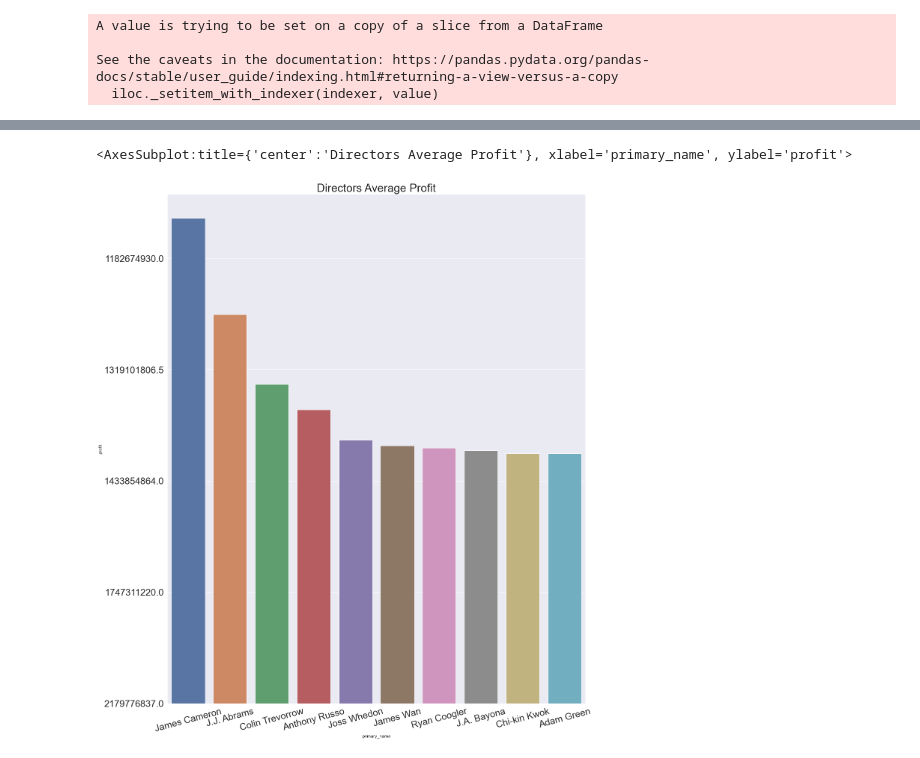
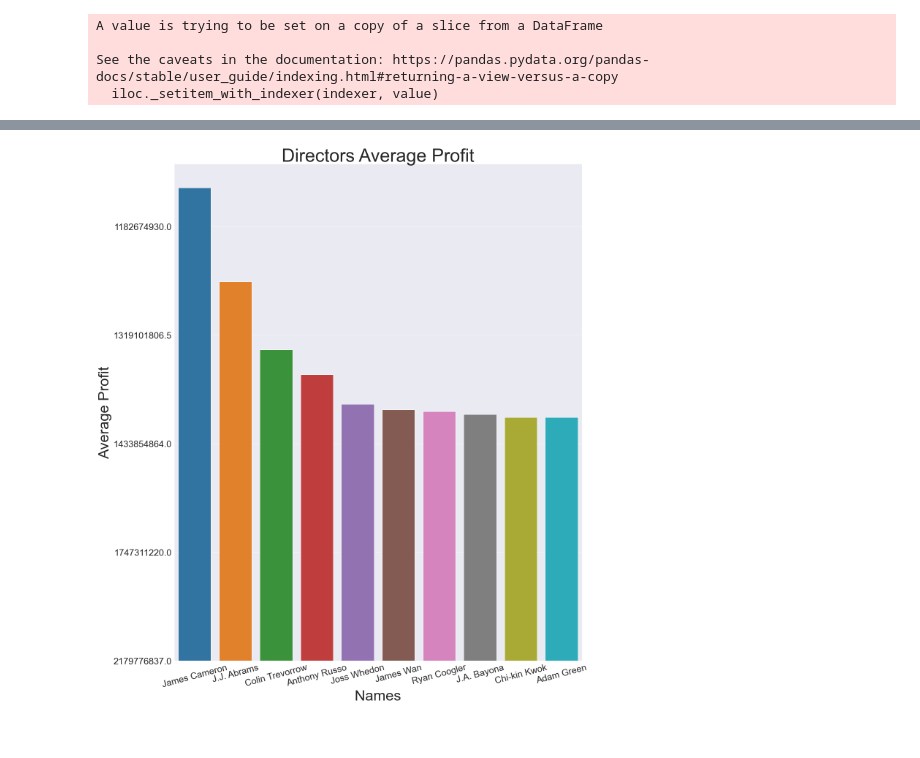
Before and after one commit to learn-co-curriculum/dsc-phase-1-project-v2-3, a Jupyter notebook: Randoplots.ipynb, the cells around one changed output, grey strips where cells are left out. Drawn from its saved outputs; the diff is of its cells as text; code cells hidden in the pictures.

```diff
--- a/Randoplots.ipynb
+++ b/Randoplots.ipynb
@@ -74,12 +31,0 @@ tn_movie_budgets.describe()
-# %%
-sns.set_style('darkgrid')
-fig, ax = plt.subplots(figsize=(11,9))
-
-x = tn_movie_budgets['production_budget']
-y = tn_movie_budgets['worldwide_gross']
-
-ax.set_title('Production Budget vs. Worldwide Gross')
-ax.set_xlabel('Production Budget')
-ax.set_ylabel("Worldwide Gross")
-sns.regplot(x=x, y=y)
-plt.show();
@@ -200,22 +113,19 @@ top_100_directors
 # %%
 fig, ax = plt.subplots(figsize=(20, 25))
 
 x = average_director_profits.index[:10]
 y = average_director_profits['profit'][:10]
 
-ax.set_title('Directors Average Profit', size=30)
-plt.xlabel("Colors")
-plt.ylabel("Colors")
-# ax.set(xlabel="Names", ylabel = "Average Profit")
-# ax.set_xlabel(Names', size=25)
+ax.set_title('Directors Average Profit', size=50)
+
+sns.set_color_codes('deep')
+sns.barplot(x=x, y=y)
+ax.set_xlabel('Names', size=40)
+ax.set_ylabel("Average Profit", size=40)
 ax.set_xticklabels(x, size=25, rotation=15)
-ax.set_yticklabels(y, size=25)
-# ax.set_ylabel("Average Profit", size=25)
-sns.set_color_codes('deep')
-sns.barplot(x, y)
+ax.set_yticklabels(y, size=25);
 # %% [output]
-<AxesSubplot:title={'center':'Directors Average Profit'}, xlabel='primary_name', ylabel='profit'>
-[figure, old version]
+[figure, new version]
 # %%
 fig, ax = plt.subplots(figsize=(20, 25))
 
```
Also changed, not shown: parts of 10 cells of this notebook.
